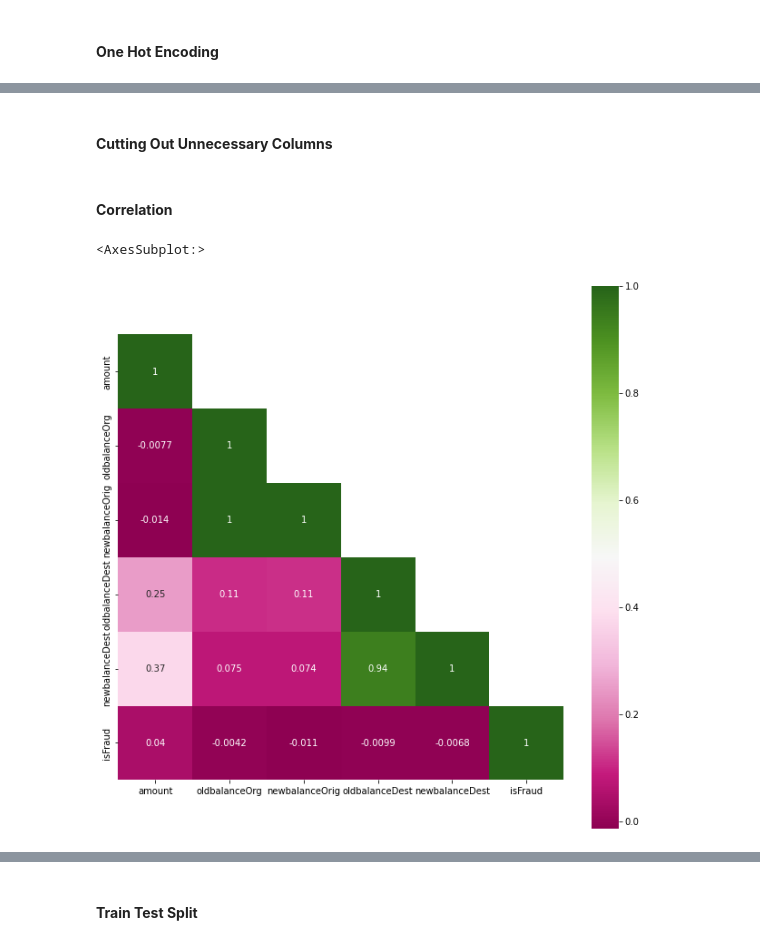
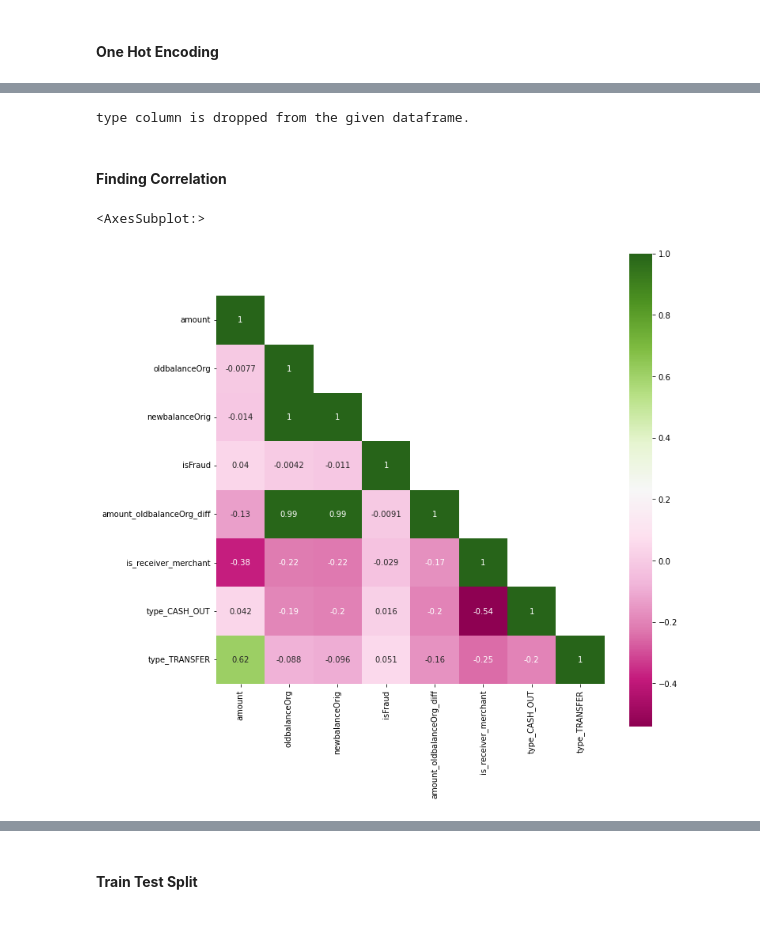
Before and after one commit to jvgcalites/jupyter-notebooks, a Jupyter notebook: transaction_fraud/transaction_fraud_detection.ipynb, the cells around one changed output, grey strips where cells are left out. Drawn from its saved outputs; the diff is of its cells as text; code cells hidden in the pictures.

```diff
--- a/transaction_fraud/transaction_fraud_detection.ipynb
+++ b/transaction_fraud/transaction_fraud_detection.ipynb
@@ -237,0 +400,5 @@ sns.histplot(ax=axes[3],data=notFraud_df, x=transform, kde=True, bins=100)
+# %%
+# add new column if not exists
+if 'amount_oldbalanceOrg_diff' not in df.columns:
+    df['amount_oldbalanceOrg_diff'] = df['oldbalanceOrg'] - df['amount']
+df
@@ -279,0 +472,4 @@ False
+# %%
+name_dest_category = df['nameDest'].astype(str).str[0]
+df['is_receiver_merchant'] = name_dest_category == 'M'
+df
@@ -316,7 +546,6 @@ pd.DataFrame({'counts': unique_counts, 'freq': relative_freq, 'percentage': perc
 type_df = pd.get_dummies(df.type, prefix='type')
 
 if ~type_df.columns.isin(df.columns).any():
-    df = pd.concat([df, type_df], axis=1)
-
+    df = pd.concat([df, type_df.type_CASH_OUT, type_df.type_TRANSFER], axis=1)
 df
 # %% [output]
@@ -336,15 +565,15 @@ df
-# %% [markdown]
-#### **Cutting Out Unnecessary Columns**
-# %%
-feat_drop = ['step', 'type', 'nameOrig', 'nameDest', 'isFlaggedFraud']
-df.drop(feat_drop, axis=1, inplace=True)
+# %%
+# Dropping type column after one hot encoding
+drop_column(df, 'type')
+# %% [output]
+type column is dropped from the given dataframe.
 # %% [markdown]
-#### **Correlation**
+#### **Finding Correlation**
 # %%
-corr_mat = df[df.columns[0:6]].corr('pearson')
+corr_mat = df.corr('pearson')
 mask = np.triu(corr_mat, 1)
 plt.figure(figsize=(11,11))
 sns.heatmap(corr_mat, cmap='PiYG', annot=True, square=True, mask=mask)
 # %% [output]
 <AxesSubplot:>
-[figure, old version]
+[figure, new version]
```
Also changed, not shown: parts of 64 cells of this notebook.
